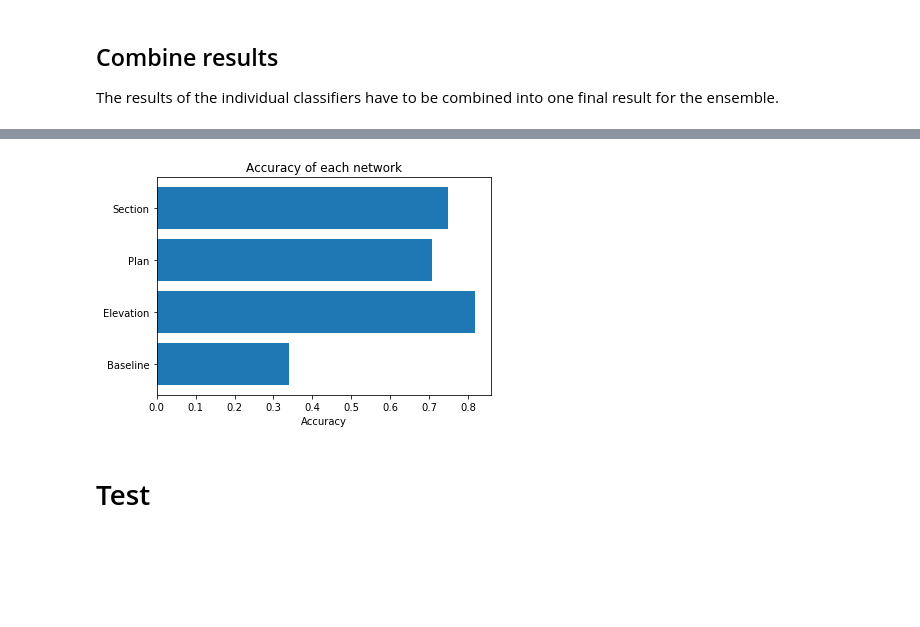
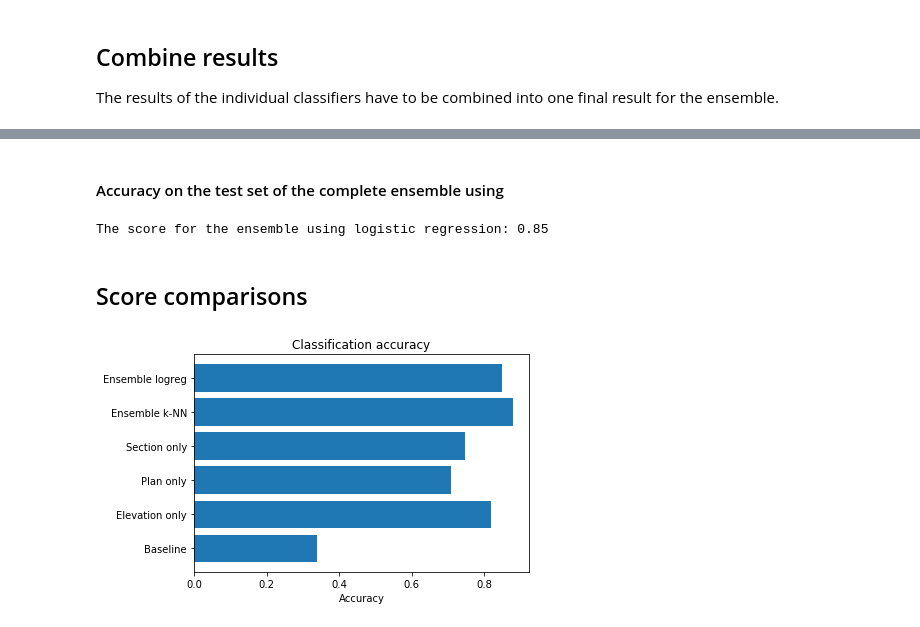
Before and after one commit to aot29/pottery_classifier, a Jupyter notebook: 04_Dense_networks_3D_views.ipynb, the cells around one changed output, grey strips where cells are left out. Drawn from its saved outputs; the diff is of its cells as text; code cells hidden in the pictures; blank space fills up the shorter version.

Commit message:
Ensemble

```diff
--- a/04_Dense_networks_3D_views.ipynb
+++ b/04_Dense_networks_3D_views.ipynb
@@ -117,7 +117,7 @@ from sklearn.model_selection import ParameterGrid
 # create a grid of tunable parameters
 # the same grid is used for all networks
 grid = ParameterGrid({
-    'nw__num_nodes': [2**i for i in range(3, 12)], # between 8 and 2048
+    'nw__num_nodes': [2**i for i in range(6, 12)], # between 64 and 2048
     'nw__dropout_rate': [0.5] #  actually, the dropout rate doesn't change the result in this case
 })
 
@@ -300,0 +358,30 @@ The results of the individual classifiers have to be combined into one final res
+# %%
+from sklearn.linear_model import LogisticRegression
+
+# create a grid of tunable parameters
+grid_logreg = ParameterGrid([
+    {
+        'C': np.logspace(-2, 2, num=20), # inverse regularization
+        'solver': ['newton-cg', 'lbfgs'],
+        'penalty': ['l2'], # these solvers no l1
+        'max_iter': [2000], # avoid 'coefficient did not converge' warnings
+        'class_weight': ['balanced'] # adjust weights inversely proportional to class frequencies
+    },
+    {
+        'C': np.logspace(-2, 2, num=20), # inverse regularization
+        'solver': ['liblinear'],
+        'penalty': ['l1', 'l2'],
+        'max_iter': [2000], # avoid 'coefficient did not converge' warnings
+        'class_weight': ['balanced'] # adjust weights inversely proportional to class frequencies
+    },
+])
+
+gs_results_logreg = []
+for params_dict in grid_logreg:
+    logreg = LogisticRegression().set_params(**params_dict) # sklearn API can set parameters directly from grid object
+    logreg.fit(pred_train, labels_train)
+    params_dict['score'] = logreg.score(pred_valid, labels_valid)
+    gs_results_logreg.append(params_dict)
+
+gs_results_logreg = pd.DataFrame(gs_results_logreg)
+gs_results_logreg.sort_values(by='score', ascending=False).head()
@@ -301,10 +395,23 @@ The results of the individual classifiers have to be combined into one final res
+# %% [markdown]
+#### Accuracy on the test set of the complete ensemble using
+# %%
+best_params = grid_logreg[gs_results_logreg['score'].idxmax()]
+logreg = LogisticRegression().set_params(**best_params).fit(pred_train, labels_train)
+ensemble_score_logreg = logreg.score(pred_test, labels_test)
+print('The score for the ensemble using logistic regression: {:.2f}'.format(ensemble_score_logreg))
+# %% [output]
+The score for the ensemble using logistic regression: 0.85
+# %% [markdown]
+## Score comparisons
 # %%
-plt.barh(['Baseline', 'Elevation', 'Plan', 'Section'], width=[baseline_score, elevation_score, plan_score, section_score])
+%matplotlib inline
+import matplotlib.pyplot as plt
+
+plt.barh(['Baseline', 'Elevation only', 'Plan only', 'Section only', 'Ensemble k-NN', 'Ensemble logreg'],
+         width=[baseline_score, elevation_score, plan_score, section_score, ensemble_score_knn, ensemble_score_logreg])
 plt.xlabel('Accuracy')
 plt.ylabel('')
-plt.title('Accuracy of each network')
+plt.title('Classification accuracy')
 plt.show();
 # %% [output]
-[figure, old version]
+[figure, new version]
-# %% [markdown]
-# Test
```
Also changed, not shown: parts of 12 cells of this notebook.
